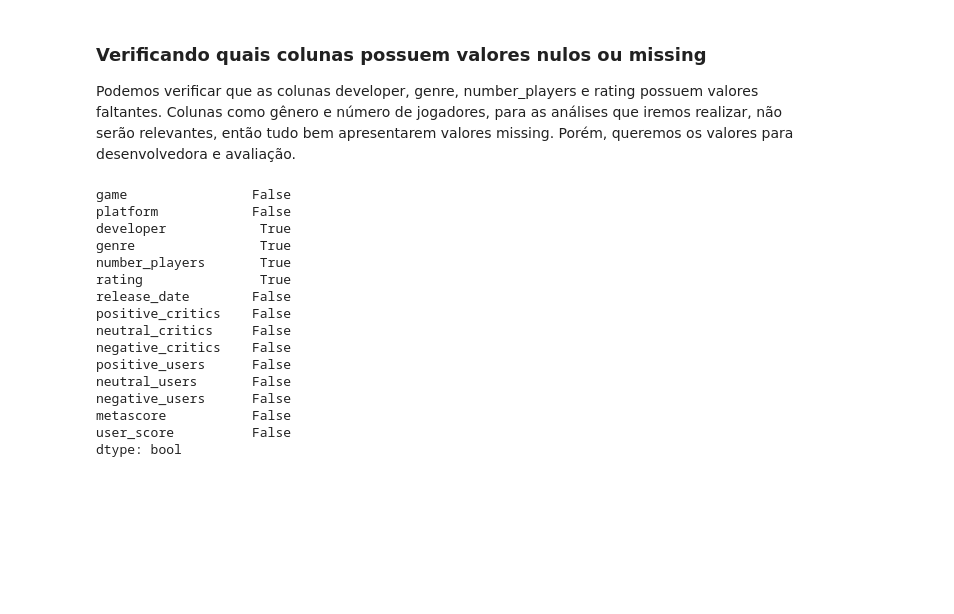
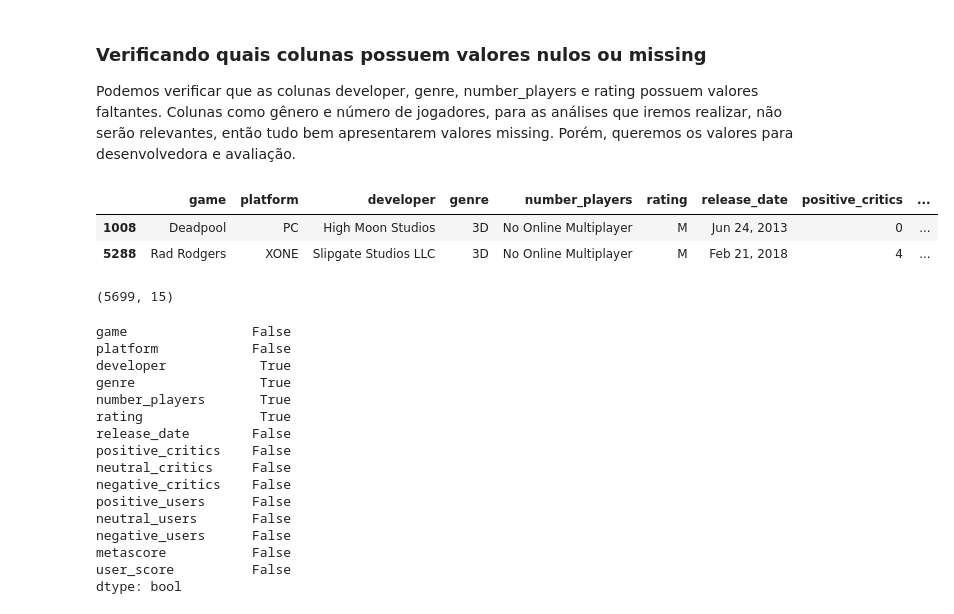
Before and after one commit to guilhermesam/data-science, a Jupyter notebook: projects/metacritic-2011_2019/data-cleansing.ipynb, the cells around one changed output. Saved outputs shown, nothing was run; the diff lists cells and outputs as text; code cells hidden in the pictures; blank space fills up the shorter version.

```diff
--- a/projects/metacritic-2011_2019/data-cleansing.ipynb
+++ b/projects/metacritic-2011_2019/data-cleansing.ipynb
@@ -14,6 +14,16 @@ pd.set_option('display.max_rows', 100)
 # %% [markdown]
 ### Verificando quais colunas possuem valores nulos ou missing
 Podemos verificar que as colunas developer, genre, number_players e rating possuem valores faltantes. Colunas como gênero e número de jogadores, para as análises que iremos realizar, não serão relevantes, então tudo bem apresentarem valores missing. Porém, queremos os valores para desenvolvedora e avaliação.
+# %%
+games_df[games_df['genre'] == '3D']
+# %% [output]
+|  | game | platform | developer | genre | number_players | rating | release_date | positive_critics | ... |
+| 1008 | Deadpool | PC | High Moon Studios | 3D | No Online Multiplayer | M | Jun 24, 2013 | 0 | ... |
+| 5288 | Rad Rodgers | XONE | Slipgate Studios LLC | 3D | No Online Multiplayer | M | Feb 21, 2018 | 4 | ... |
+# %%
+games_df.shape
+# %% [output]
+(5699, 15)
 # %%
 games_df.isna().any()
 # %% [output]
```
Also changed, not shown: 1 other file.
